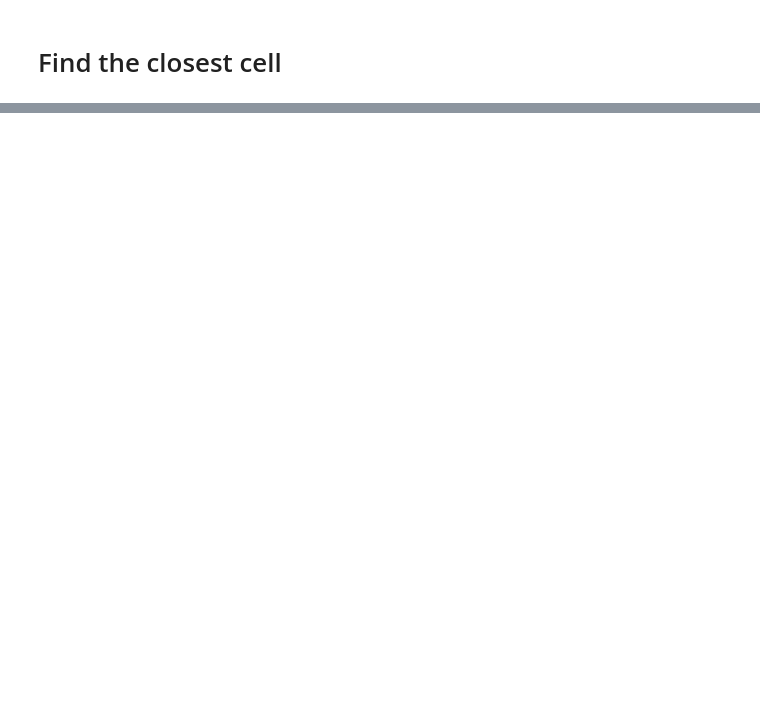
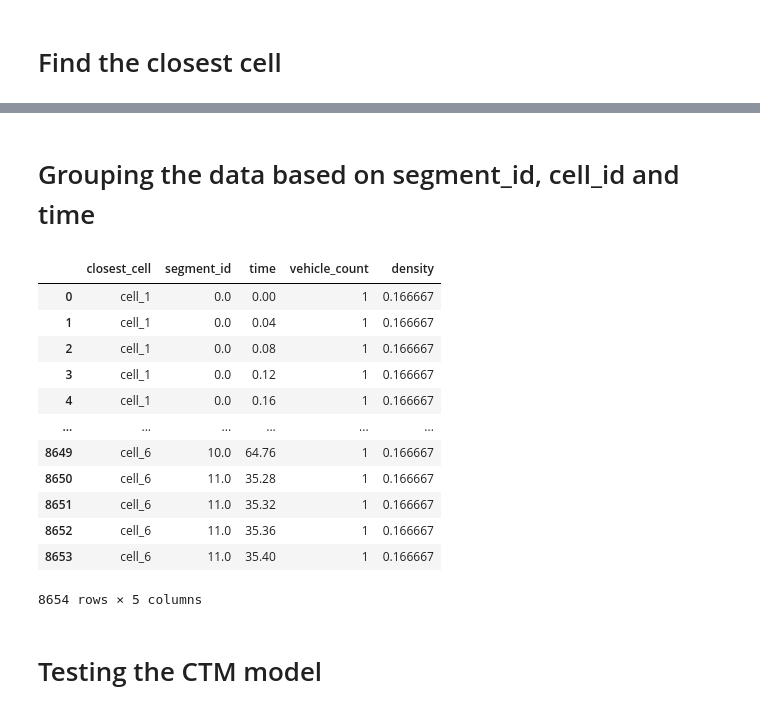
Before and after one commit to AmirHKiani98/eager_project, a Jupyter notebook: ctm_model.ipynb, the cells around one changed output, grey strips where cells are left out. Saved outputs shown, nothing was run; the diff lists cells and outputs as text; code cells hidden in the pictures; blank space fills up the shorter version.

Commit message:
CTM model checked!

```diff
--- a/ctm_model.ipynb
+++ b/ctm_model.ipynb
@@ -294,7 +294,7 @@ def find_closest_cell(lat, lon, segments_gdf_exploded):
     return nearest_cell_id
 
 # Adding a progress bar around the apply function
-main_df_truncated_with_cell = main_df_truncated.copy()
+main_df_truncated_with_cell = main_df_truncated.iloc[:10000].copy()
 # Wrap the apply function with tqdm for progress on each row
 main_df_truncated_with_cell["closest_cell"] = [
     find_closest_cell(row["lat"], row["lon"], segments_gdf_exploded)
@@ -366,0 +320,23 @@ Time 9.96: {0: [0.0, 0.0, 0.0, 0.0, 0.0, 0.0], 1: [0.0, 0.0, 0.0, 0.0, 0.0, 0.0]
+# %% [markdown]
+# Grouping the data based on segment_id, cell_id and time
+# %%
+grouped = main_df_truncated_with_cell.groupby(["closest_cell", "segment_id", "time"])
+vehicle_count = grouped.size().reset_index(name="vehicle_count")
+vehicle_count["density"] = vehicle_count["vehicle_count"] / ctm_params.cell_length
+vehicle_count
+# %% [output]
+|  | closest_cell | segment_id | time | vehicle_count | density |
+| 0 | cell_1 | 0.0 | 0.00 | 1 | 0.166667 |
+| 1 | cell_1 | 0.0 | 0.04 | 1 | 0.166667 |
+| 2 | cell_1 | 0.0 | 0.08 | 1 | 0.166667 |
+| 3 | cell_1 | 0.0 | 0.12 | 1 | 0.166667 |
+| 4 | cell_1 | 0.0 | 0.16 | 1 | 0.166667 |
+| ... | ... | ... | ... | ... | ... |
+| 8649 | cell_6 | 10.0 | 64.76 | 1 | 0.166667 |
+| 8650 | cell_6 | 11.0 | 35.28 | 1 | 0.166667 |
+| 8651 | cell_6 | 11.0 | 35.32 | 1 | 0.166667 |
+| 8652 | cell_6 | 11.0 | 35.36 | 1 | 0.166667 |
+| 8653 | cell_6 | 11.0 | 35.40 | 1 | 0.166667 |
+8654 rows × 5 columns
+# %% [markdown]
+# Testing the CTM model
```
Also changed, not shown: parts of 7 cells of this notebook, 3 other files.
